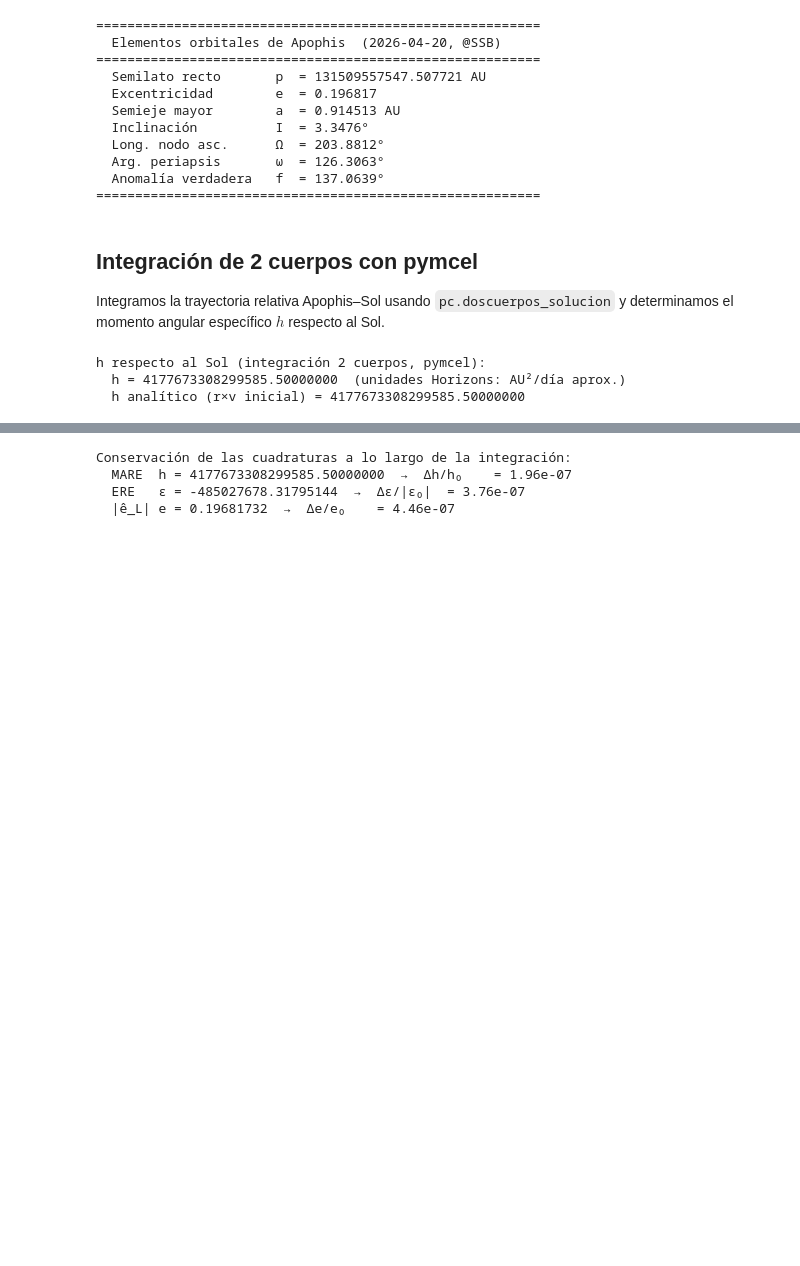
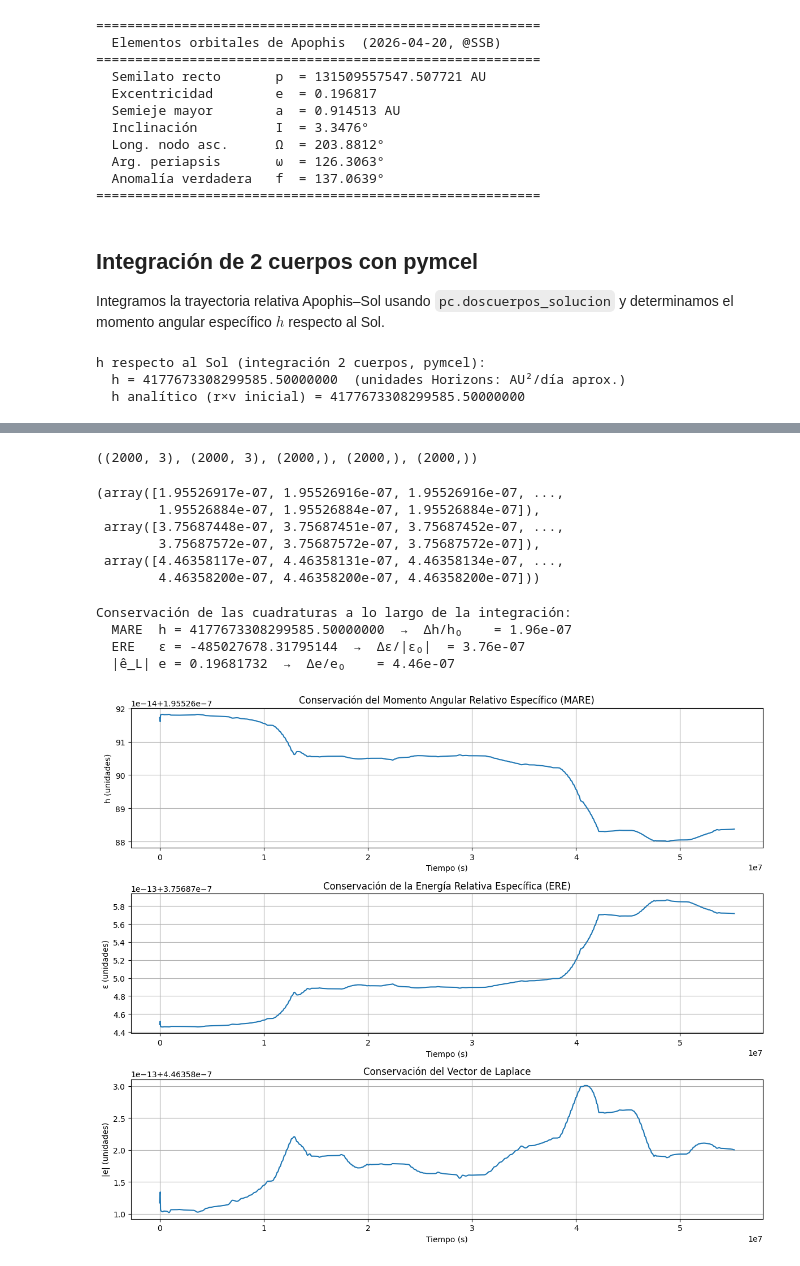
Before and after one commit to meccel-2026-2/Apophis-Asteroid-Project, a Jupyter notebook: analisis/nb02_Cuadraturas_2BRP.ipynb, the cells around one changed output, grey strips where cells are left out. Saved outputs shown, nothing was run; the diff lists cells and outputs as text; code cells hidden in the pictures; blank space fills up the shorter version.

Commit message:
Revisión final, se arreglaron los plots y se agregó estado del arte

```diff
--- a/analisis/nb02_Cuadraturas_2BRP.ipynb
+++ b/analisis/nb02_Cuadraturas_2BRP.ipynb
@@ -227,10 +243,23 @@ epsilons    = 0.5 * v_norms_int**2 - mu / r_norms_int                    # ERE
 evecs_int   = (np.cross(vs_int, hvecs_int) / mu
                - rs_int / r_norms_int[:, np.newaxis])                    # Vector de Laplace
 es_int      = np.linalg.norm(evecs_int, axis=1)
+# %%
+evecs_int.shape, hvecs_int.shape, hs_int.shape, epsilons.shape, es_int.shape
+# %% [output]
+((2000, 3), (2000, 3), (2000,), (2000,), (2000,))
 # %%
 # Variación relativa (medida de conservación numérica)
-delta_h   = (hs_int.max()   - hs_int.min())   / abs(hs_int[0])
-delta_eps = (epsilons.max() - epsilons.min())  / abs(epsilons[0])
-delta_e   = (es_int.max()   - es_int.min())    / abs(es_int[0])
+delta_h   = (hs_int.max()   - hs_int.min())   / abs(hs_int)
+delta_eps = (epsilons.max() - epsilons.min())  / abs(epsilons)
+delta_e   = (es_int.max()   - es_int.min())    / abs(es_int)
+# %%
+delta_h, delta_eps, delta_e
+# %% [output]
+(array([1.95526917e-07, 1.95526916e-07, 1.95526916e-07, ...,
+        1.95526884e-07, 1.95526884e-07, 1.95526884e-07]),
+ array([3.75687448e-07, 3.75687451e-07, 3.75687452e-07, ...,
+        3.75687572e-07, 3.75687572e-07, 3.75687572e-07]),
+ array([4.46358117e-07, 4.46358131e-07, 4.46358134e-07, ...,
+        4.46358200e-07, 4.46358200e-07, 4.46358200e-07]))
 # %%
 print("\nConservación de las cuadraturas a lo largo de la integración:")
@@ -242,3 +271,34 @@ Conservación de las cuadraturas a lo largo de la integración:
   MARE  h = 4177673308299585.50000000  →  Δh/h₀    = 1.96e-07
   ERE   ε = -485027678.31795144  →  Δε/|ε₀|  = 3.76e-07
   |ê_L| e = 0.19681732  →  Δe/e₀    = 4.46e-07
+# %%
+plt.figure(figsize=(12, 10))
+
+# Plot h (MARE)
+plt.subplot(3, 1, 1)
+plt.plot(ts_int, delta_h)
+plt.xlabel('Tiempo (s)')
+plt.ylabel('h (unidades)')
+plt.title('Conservación del Momento Angular Relativo Específico (MARE)')
+plt.grid(True)
+
+# Plot epsilon (ERE)
+plt.subplot(3, 1, 2)
+plt.plot(ts_int, delta_eps)
+plt.xlabel('Tiempo (s)')
+plt.ylabel('ε (unidades)')
+plt.title('Conservación de la Energía Relativa Específica (ERE)')
+plt.grid(True)
+
+# Plot e (Laplace vector magnitude)
+plt.subplot(3, 1, 3)
+plt.plot(ts_int, delta_e)
+plt.xlabel('Tiempo (s)')
+plt.ylabel('|e| (unidades)')
+plt.title('Conservación del Vector de Laplace')
+plt.grid(True)
+
+plt.tight_layout()
+plt.show()
+# %% [output]
+[figure, added]
```
Also changed, not shown: parts of 7 cells of this notebook.
